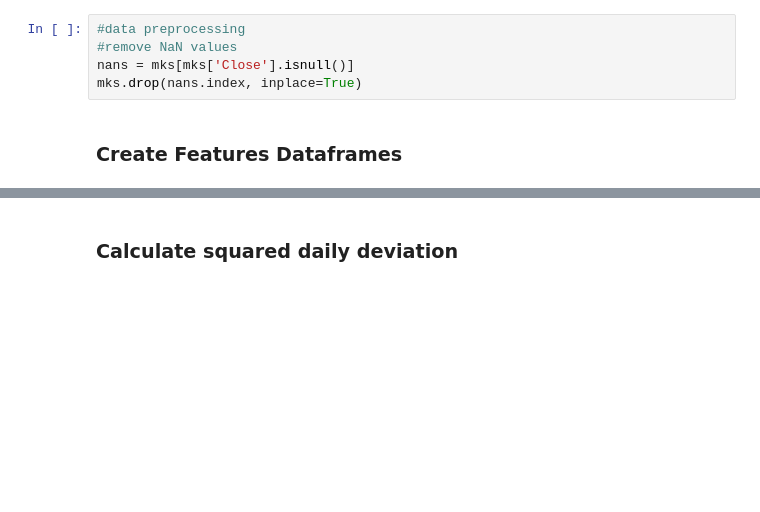
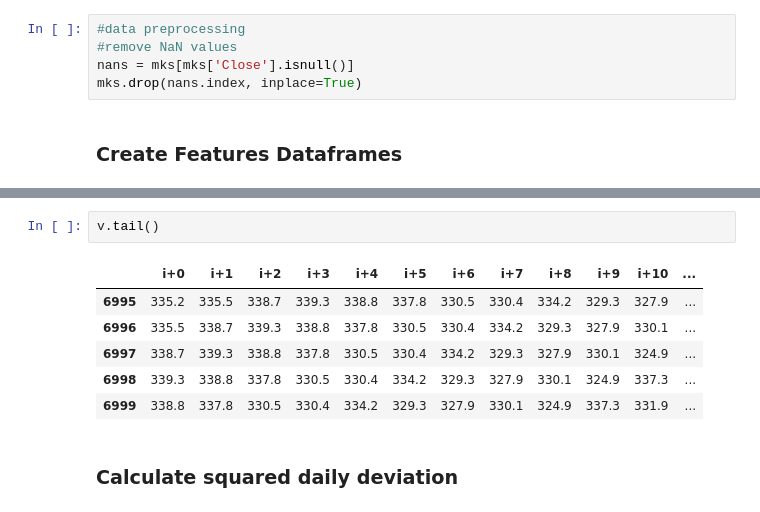
Before and after one commit to pnevmap/Stock-Predictor, a Jupyter notebook: features-and-model-MKSfull.ipynb, the cells around one changed output, grey strips where cells are left out. Cells and saved outputs as stored; diff of their text form; blank space fills up the shorter version.

```diff
--- a/features-and-model-MKSfull.ipynb
+++ b/features-and-model-MKSfull.ipynb
@@ -39,6 +52,15 @@ v.head()
 | 2 | 265.437 | 260.452 | 261.699 | 261.699 | 262.945 | 260.452 | 256.714 | 251.729 | 245.498 | 245.498 | 251.729 | ... |
 | 3 | 260.452 | 261.699 | 261.699 | 262.945 | 260.452 | 256.714 | 251.729 | 245.498 | 245.498 | 251.729 | 246.745 | ... |
 | 4 | 261.699 | 261.699 | 262.945 | 260.452 | 256.714 | 251.729 | 245.498 | 245.498 | 251.729 | 246.745 | 245.498 | ... |
+# %%
+v.tail()
+# %% [output]
+|  | i+0 | i+1 | i+2 | i+3 | i+4 | i+5 | i+6 | i+7 | i+8 | i+9 | i+10 | ... |
+| 6995 | 335.2 | 335.5 | 338.7 | 339.3 | 338.8 | 337.8 | 330.5 | 330.4 | 334.2 | 329.3 | 327.9 | ... |
+| 6996 | 335.5 | 338.7 | 339.3 | 338.8 | 337.8 | 330.5 | 330.4 | 334.2 | 329.3 | 327.9 | 330.1 | ... |
+| 6997 | 338.7 | 339.3 | 338.8 | 337.8 | 330.5 | 330.4 | 334.2 | 329.3 | 327.9 | 330.1 | 324.9 | ... |
+| 6998 | 339.3 | 338.8 | 337.8 | 330.5 | 330.4 | 334.2 | 329.3 | 327.9 | 330.1 | 324.9 | 337.3 | ... |
+| 6999 | 338.8 | 337.8 | 330.5 | 330.4 | 334.2 | 329.3 | 327.9 | 330.1 | 324.9 | 337.3 | 331.9 | ... |
 # %% [markdown]
 ### Calculate squared daily deviation
 # %%
```
Also changed, not shown: parts of 9 cells of this notebook, 2 other files.
